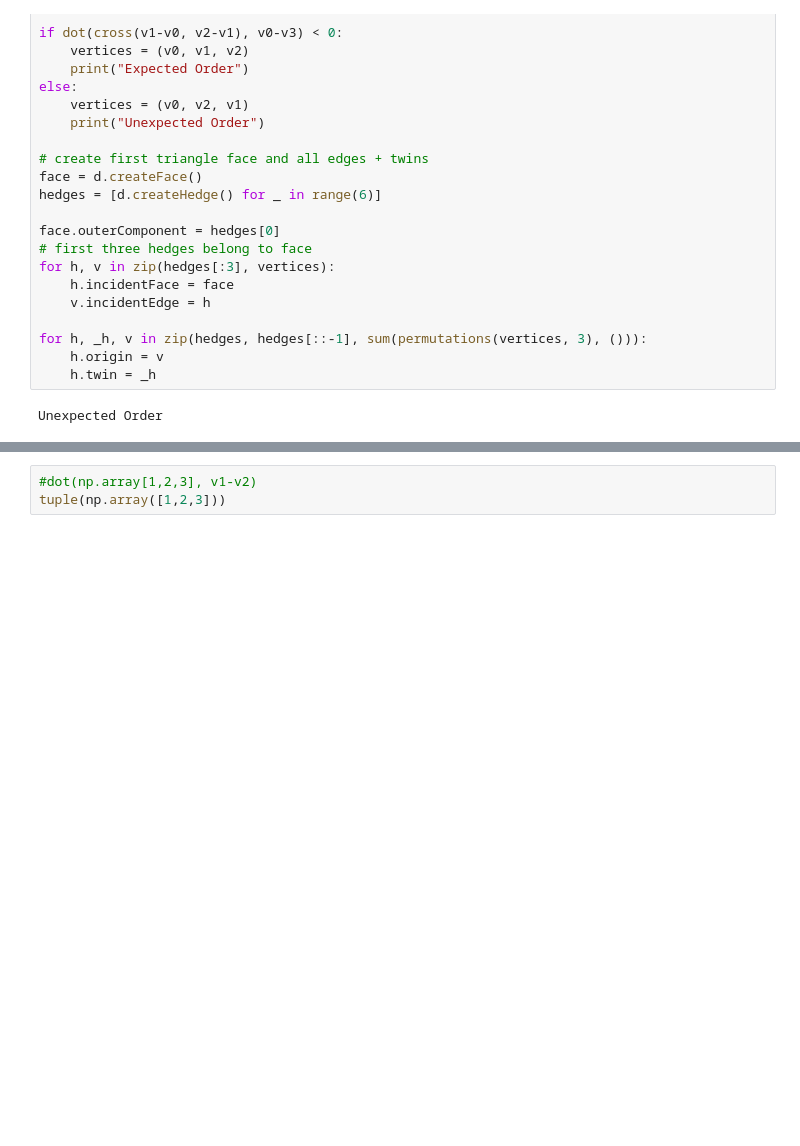
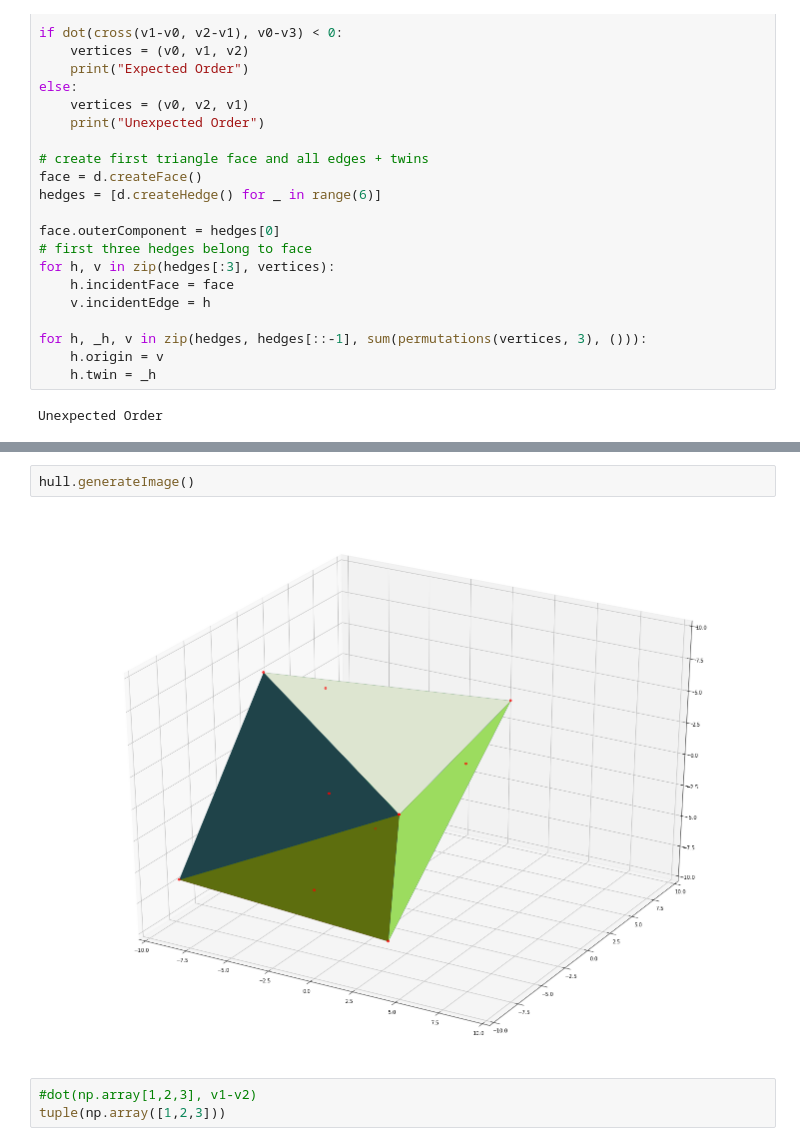
Before and after one commit to rgmyr/pyConvexHull3D, a Jupyter notebook: HullViz.ipynb, the cells around one changed output, grey strips where cells are left out. Drawn from its saved outputs; the diff is of its cells as text; blank space fills up the shorter version.

```diff
--- a/HullViz.ipynb
+++ b/HullViz.ipynb
@@ -91,3 +78,7 @@ f0:     he0
+# %%
+hull.generateImage()
+# %% [output]
+[figure, added]
 # %%
 #dot(np.array[1,2,3], v1-v2)
 tuple(np.array([1,2,3]))
```
Also changed, not shown: parts of 22 cells of this notebook, 3 other files.
